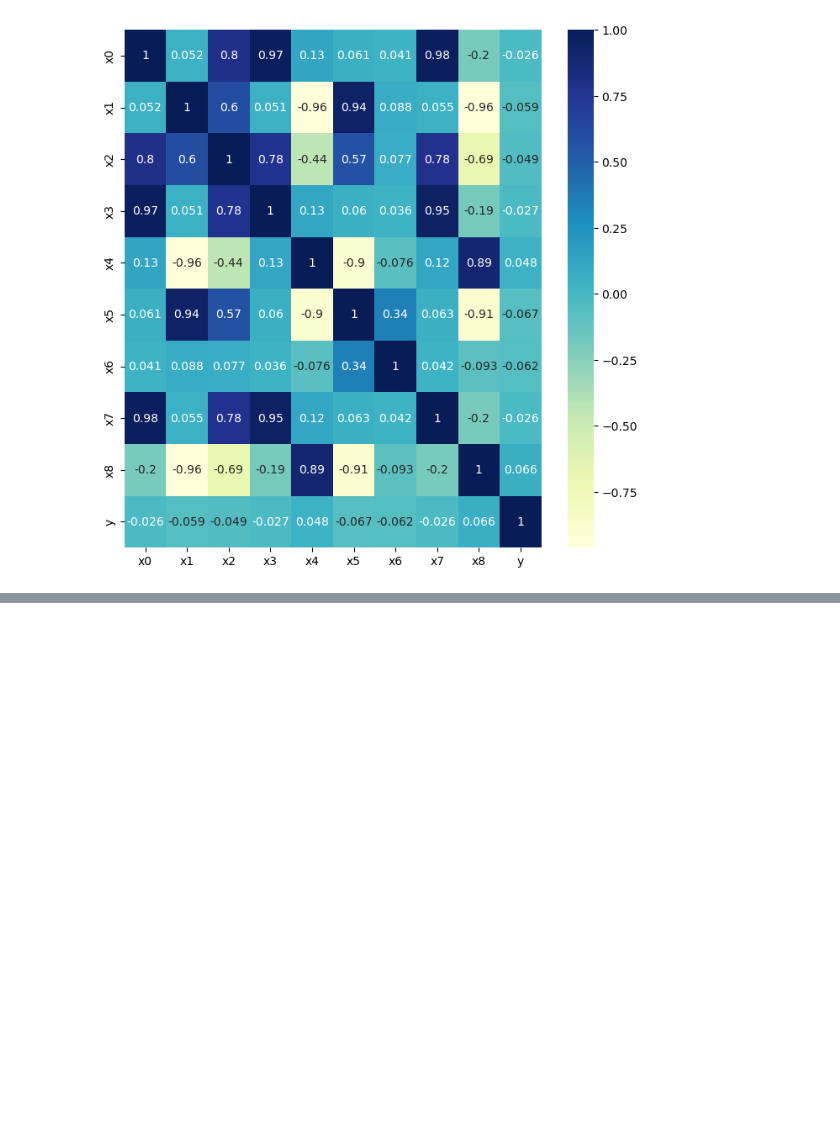
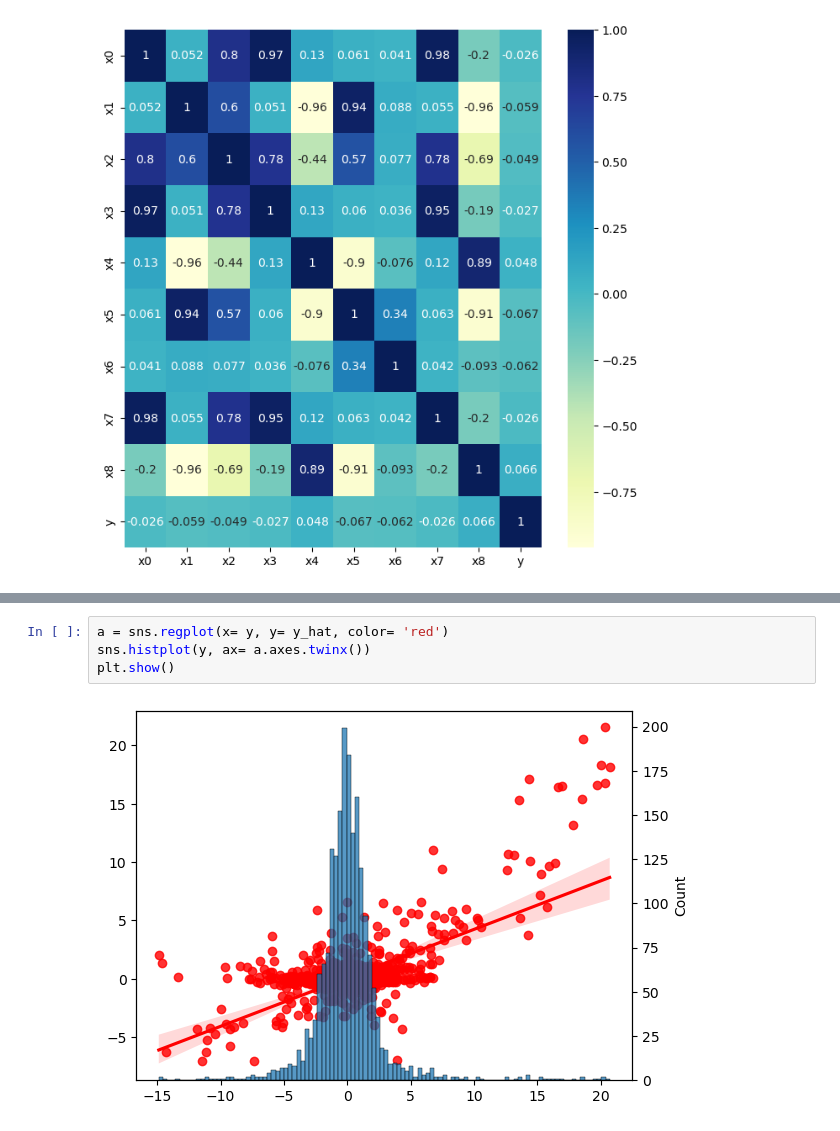
Before and after one commit to ufabc-bcc/srbench-competition-2023-track-1-wonderful-time, a Jupyter notebook: DA1.ipynb, the cells around one changed output, grey strips where cells are left out. Cells and saved outputs as stored; diff of their text form; blank space fills up the shorter version.

```diff
--- a/DA1.ipynb
+++ b/DA1.ipynb
@@ -42,0 +68,6 @@ plt.show()
+# %%
+a = sns.regplot(x= y, y= y_hat, color= 'red')
+sns.histplot(y, ax= a.axes.twinx())
+plt.show()
+# %% [output]
+[figure, added]
```
Also changed, not shown: parts of 5 cells of this notebook, 4 other files.
